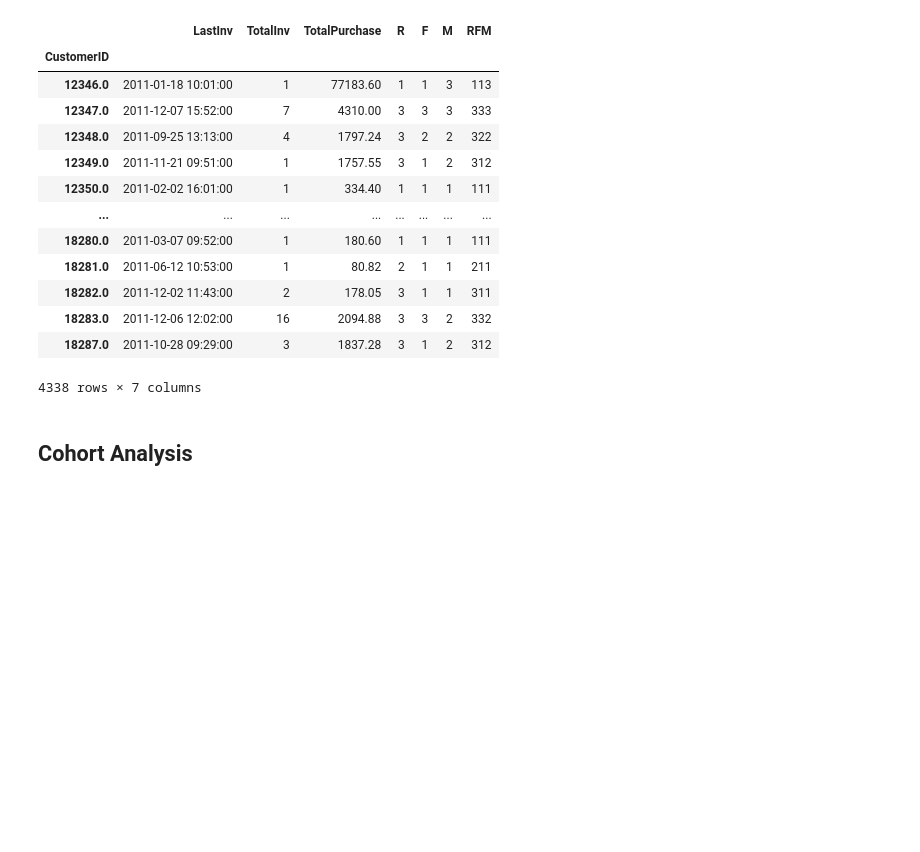
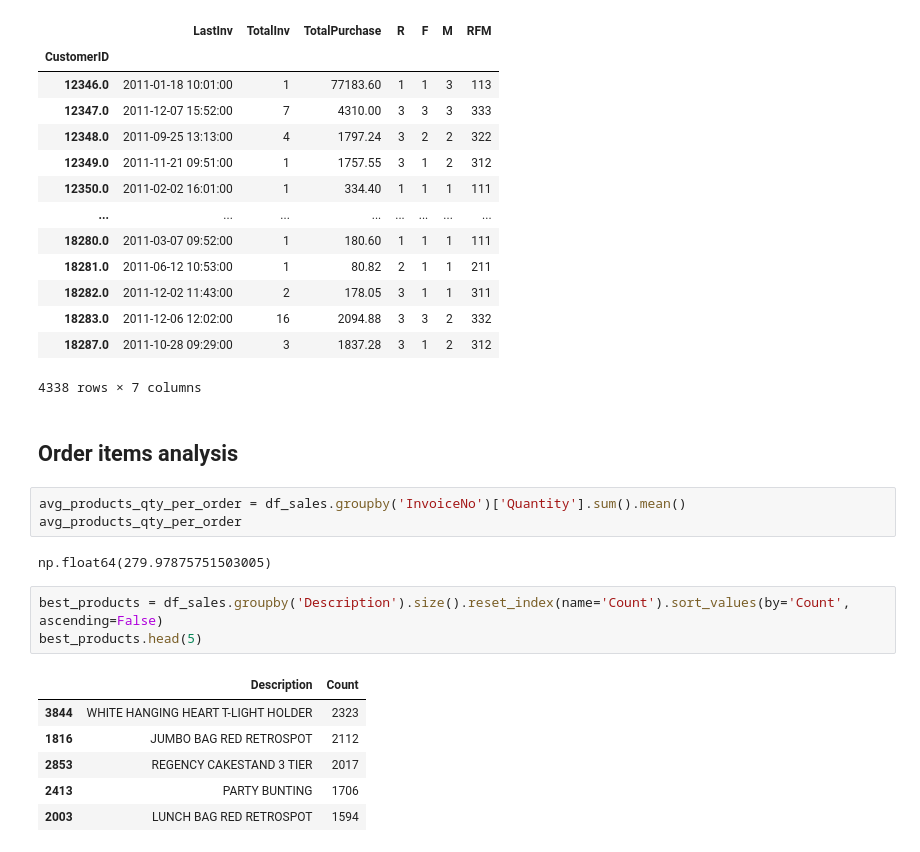
Before and after one commit to Zefirkq/ecommerce-data-analysis, a Jupyter notebook: e-com.ipynb, the cells around one changed output. Saved outputs shown, nothing was run; the diff lists cells and outputs as text; blank space fills up the shorter version.

Commit message:
added order items analysis

```diff
--- a/e-com.ipynb
+++ b/e-com.ipynb
@@ -407,4 +407,19 @@ clients_inf
 | 18287.0 | 2011-10-28 09:29:00 | 3 | 1837.28 | 3 | 1 | 2 | 312 |
 4338 rows × 7 columns
 # %% [markdown]
-## Cohort Analysis
+## Order items analysis
+# %%
+avg_products_qty_per_order = df_sales.groupby('InvoiceNo')['Quantity'].sum().mean()
+avg_products_qty_per_order
+# %% [output]
+np.float64(279.97875751503005)
+# %%
+best_products = df_sales.groupby('Description').size().reset_index(name='Count').sort_values(by='Count', ascending=False)
+best_products.head(5)
+# %% [output]
+|  | Description | Count |
+| 3844 | WHITE HANGING HEART T-LIGHT HOLDER | 2323 |
+| 1816 | JUMBO BAG RED RETROSPOT | 2112 |
+| 2853 | REGENCY CAKESTAND 3 TIER | 2017 |
+| 2413 | PARTY BUNTING | 1706 |
+| 2003 | LUNCH BAG RED RETROSPOT | 1594 |
```
Also changed, not shown: parts of 1 cell of this notebook.
